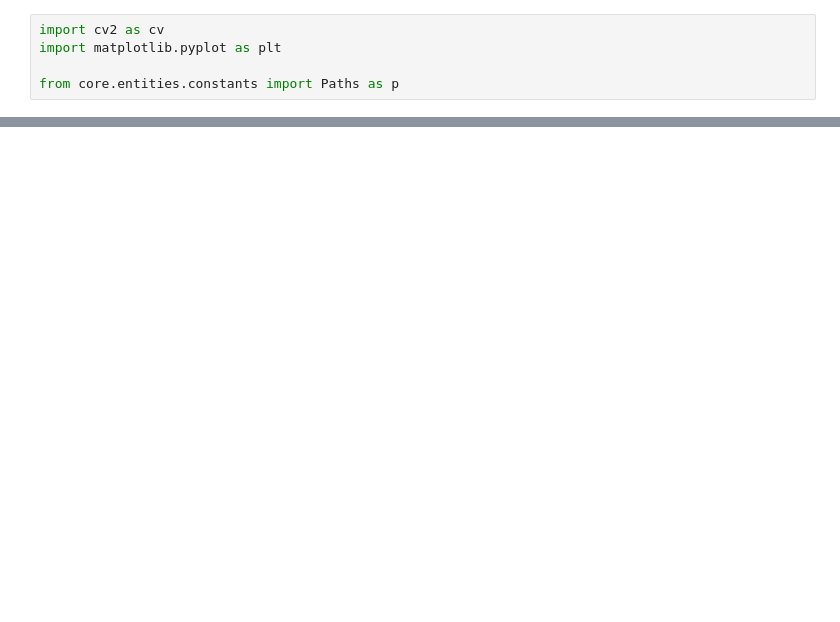
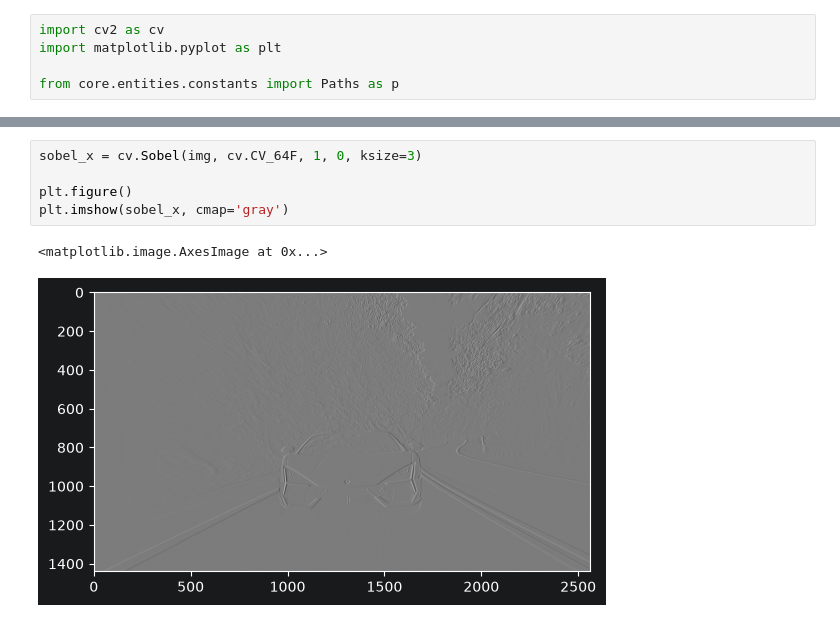
Before and after one commit to SeregaCodit/ComputerVisionCourse, a Jupyter notebook: src/lessons/L29_image_gradients.ipynb, the cells around one changed output, grey strips where cells are left out. Drawn from its saved outputs; the diff is of its cells as text; blank space fills up the shorter version.

```diff
--- a/src/lessons/L29_image_gradients.ipynb
+++ b/src/lessons/L29_image_gradients.ipynb
@@ -15,0 +45,8 @@ plt.imshow(img, cmap='gray')
+# %%
+sobel_x = cv.Sobel(img, cv.CV_64F, 1, 0, ksize=3)
+
+plt.figure()
+plt.imshow(sobel_x, cmap='gray')
+# %% [output]
+<matplotlib.image.AxesImage at 0x...>
+[figure, added]
```
Also changed, not shown: parts of 5 cells of this notebook, 2 other files.
